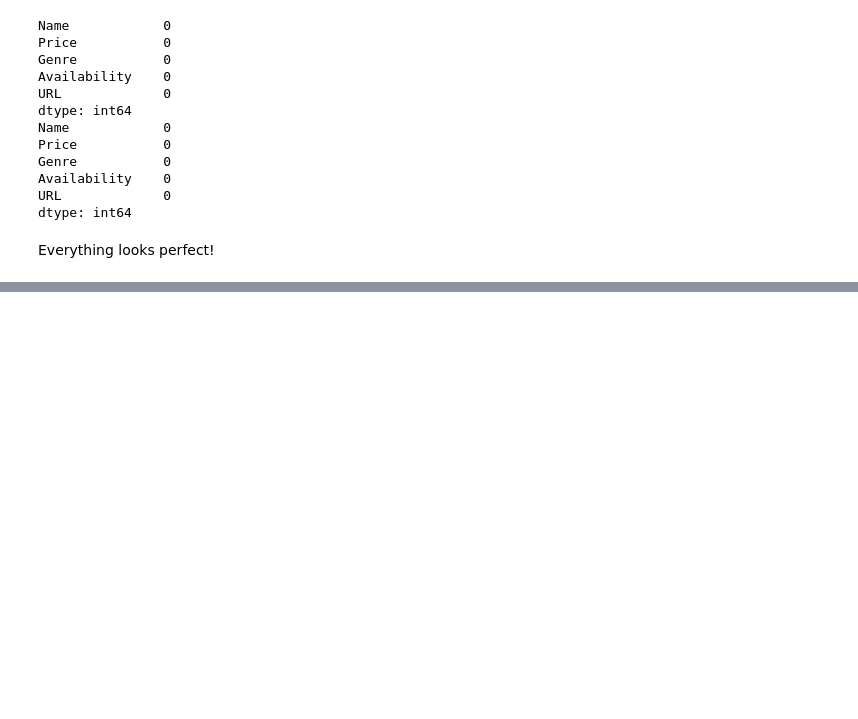
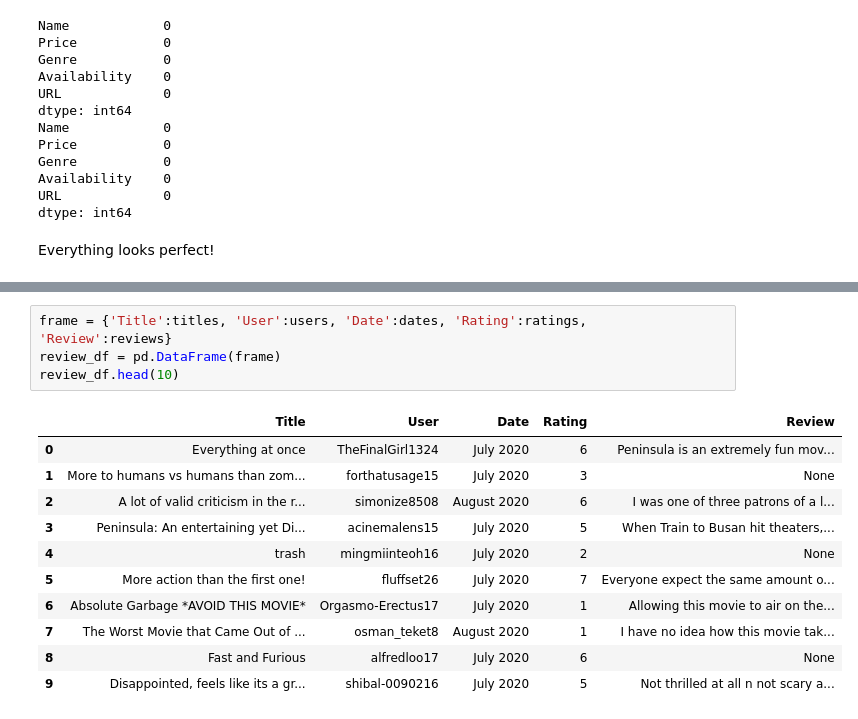
Before and after one commit to tw7366/Projects, a Jupyter notebook: Projects/Web Scraping.ipynb, the cells around one changed output, grey strips where cells are left out. Cells and saved outputs as stored; diff of their text form; blank space fills up the shorter version.

```diff
--- a/Projects/Web Scraping.ipynb
+++ b/Projects/Web Scraping.ipynb
@@ -355,0 +415,16 @@ Everything looks perfect!
+# %%
+frame = {'Title':titles, 'User':users, 'Date':dates, 'Rating':ratings, 'Review':reviews}
+review_df = pd.DataFrame(frame)
+review_df.head(10)
+# %% [output]
+|  | Title | User | Date | Rating | Review |
+| 0 | Everything at once | TheFinalGirl1324 | July 2020 | 6 | Peninsula is an extremely fun mov... |
+| 1 | More to humans vs humans than zom... | forthatusage15 | July 2020 | 3 | None |
+| 2 | A lot of valid criticism in the r... | simonize8508 | August 2020 | 6 | I was one of three patrons of a l... |
+| 3 | Peninsula: An entertaining yet Di... | acinemalens15 | July 2020 | 5 | When Train to Busan hit theaters,... |
+| 4 | trash | mingmiinteoh16 | July 2020 | 2 | None |
+| 5 | More action than the first one! | fluffset26 | July 2020 | 7 | Everyone expect the same amount o... |
+| 6 | Absolute Garbage *AVOID THIS MOVIE* | Orgasmo-Erectus17 | July 2020 | 1 | Allowing this movie to air on the... |
+| 7 | The Worst Movie that Came Out of ... | osman_teket8 | August 2020 | 1 | I have no idea how this movie tak... |
+| 8 | Fast and Furious | alfredloo17 | July 2020 | 6 | None |
+| 9 | Disappointed, feels like its a gr... | shibal-0090216 | July 2020 | 5 | Not thrilled at all n not scary a... |
```
Also changed, not shown: parts of 6 cells of this notebook.
